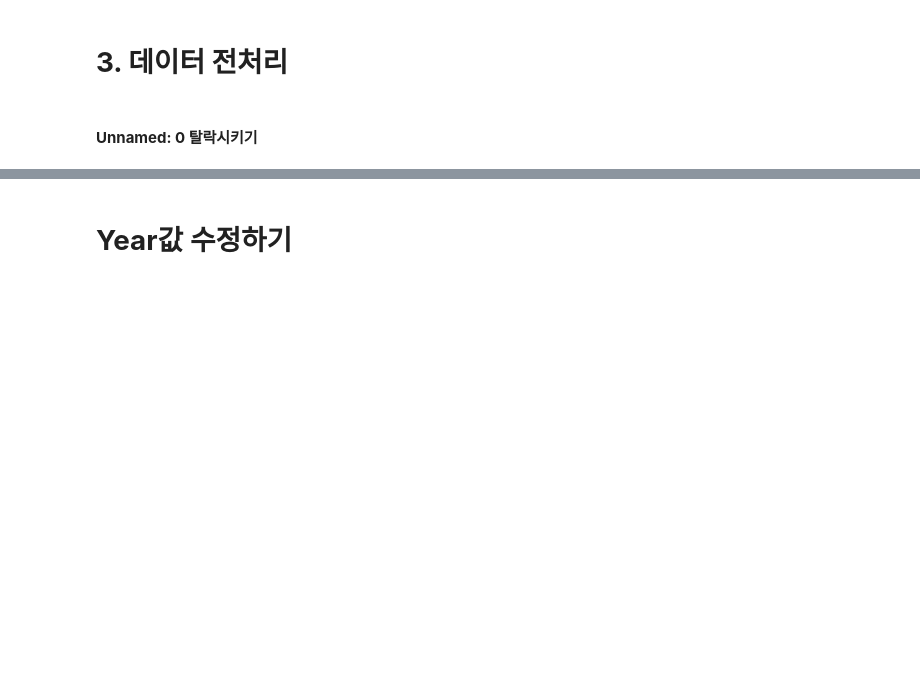
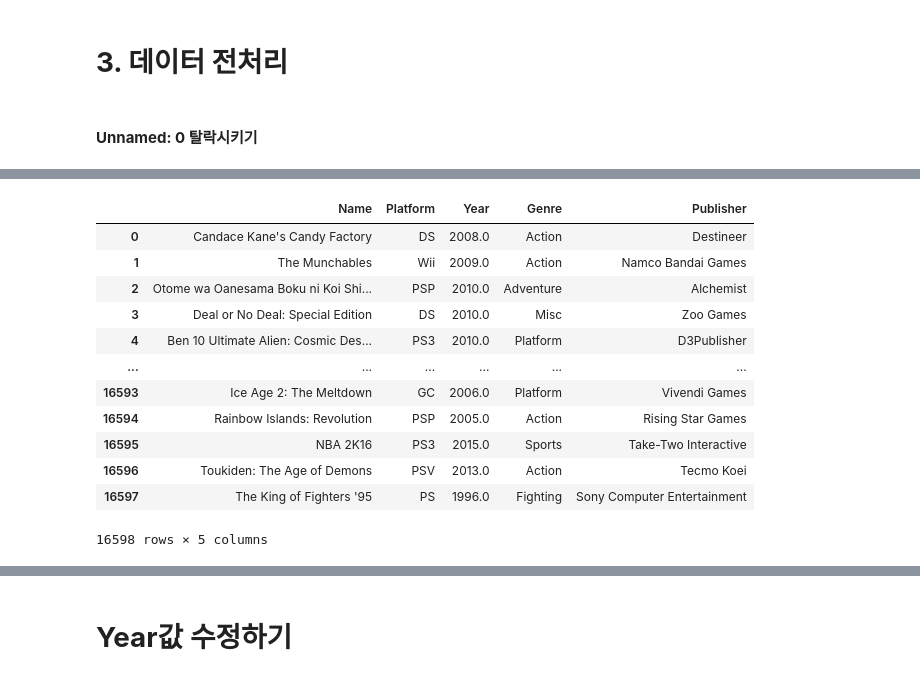
Before and after one commit to syh0397/codestates-AI-bootcamp-1, a Jupyter notebook: Untitled0.ipynb, the cells around one changed output, grey strips where cells are left out. Drawn from its saved outputs; the diff is of its cells as text; code cells hidden in the pictures; blank space fills up the shorter version.

```diff
--- a/Untitled0.ipynb
+++ b/Untitled0.ipynb
@@ -205,0 +175,18 @@ df1
+# %%
+df2 = df1.drop(['NA_Sales','EU_Sales', 'JP_Sales','Other_Sales'], axis = 1)
+df2
+# 기존에 있던 열 지우기
+# %% [output]
+|  | Name | Platform | Year | Genre | Publisher |
+| 0 | Candace Kane's Candy Factory | DS | 2008.0 | Action | Destineer |
+| 1 | The Munchables | Wii | 2009.0 | Action | Namco Bandai Games |
+| 2 | Otome wa Oanesama Boku ni Koi Shi... | PSP | 2010.0 | Adventure | Alchemist |
+| 3 | Deal or No Deal: Special Edition | DS | 2010.0 | Misc | Zoo Games |
+| 4 | Ben 10 Ultimate Alien: Cosmic Des... | PS3 | 2010.0 | Platform | D3Publisher |
+| ... | ... | ... | ... | ... | ... |
+| 16593 | Ice Age 2: The Meltdown | GC | 2006.0 | Platform | Vivendi Games |
+| 16594 | Rainbow Islands: Revolution | PSP | 2005.0 | Action | Rising Star Games |
+| 16595 | NBA 2K16 | PS3 | 2015.0 | Sports | Take-Two Interactive |
+| 16596 | Toukiden: The Age of Demons | PSV | 2013.0 | Action | Tecmo Koei |
+| 16597 | The King of Fighters '95 | PS | 1996.0 | Fighting | Sony Computer Entertainment |
+16598 rows × 5 columns
```
Also changed, not shown: parts of 28 cells of this notebook.
